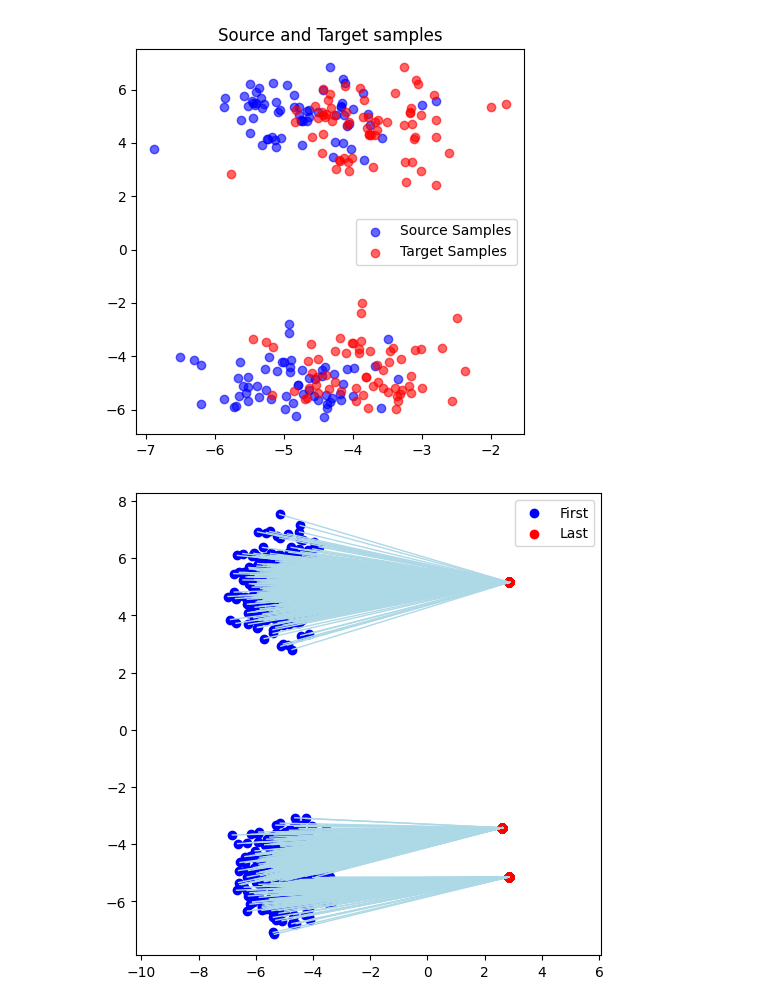
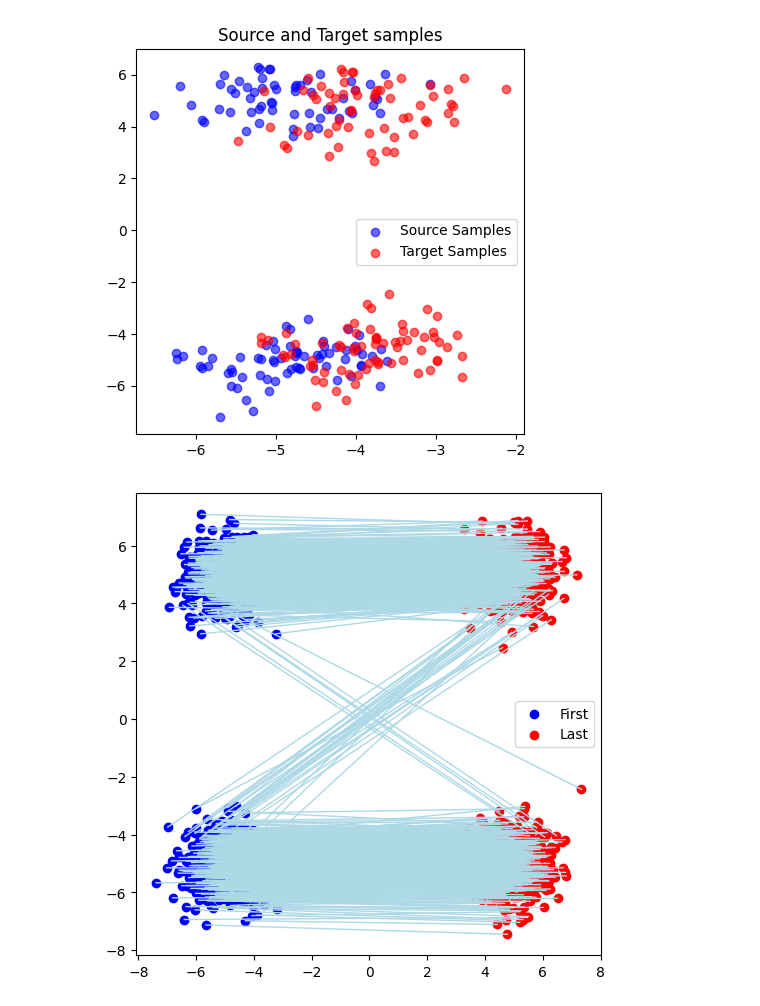
Before and after one commit to snozywolf59/ms2-signal-modelling-by-fm, a Jupyter notebook: demo-code/independent_coupling.ipynb, the cells around one changed output. Saved outputs shown, nothing was run; the diff lists cells and outputs as text; code cells hidden in the pictures.

```diff
--- a/demo-code/independent_coupling.ipynb
+++ b/demo-code/independent_coupling.ipynb
@@ -101,34 +99,34 @@ with torch.no_grad():
 
 # print("Sampled x_1:", results[:-1])
 
-DrawSample.draw_samples_comparison(results[0].cpu(), results[-90].cpu())
+DrawSample.draw_samples_comparison(results[0].cpu(), results[-1].cpu())
 # %% [output]
-[figure, old version]
+[figure, new version]
 # %%
 first = sample_source(1028)
 last = sample_target(1028)
 # mini_batch_coupling(first, last, mini_batch_size=32)
-last = last[greedy_coupling(first, last)]
+last = last[mini_batch_coupling(first, last)]
 
 first = first.detach().cpu().numpy()
 last = last.detach().cpu().numpy()
 
 plt.figure(figsize=(6, 6))
 
 # Vẽ điểm
 plt.scatter(first[:, 0], first[:, 1], label='First', color='blue')
 plt.scatter(last[:, 0], last[:, 1], label='Last', color='red')
 
 # Vẽ đường nối màu xanh nhạt giữa các điểm tương ứng
 for p1, p2 in zip(first, last):
     plt.plot([p1[0], p2[0]], [p1[1], p2[1]],
              color='lightblue', linewidth=1)
 
 plt.legend()
 plt.axis('equal')
 plt.show()
 # %% [output]
-[figure, old version]
+[figure, new version]
 # %%
 DrawFlow.draw_trajectory_from_results(results)
 # %% [output]
```
Also changed, not shown: parts of 5 cells of this notebook, 1 other file.
